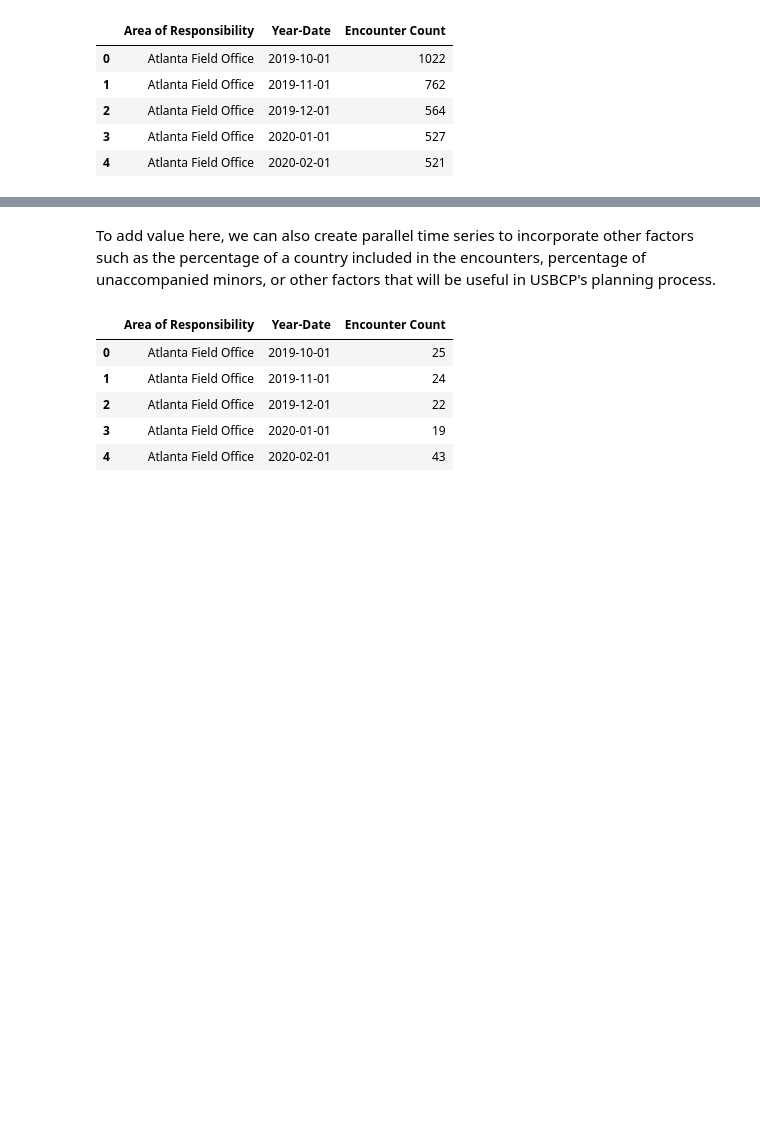
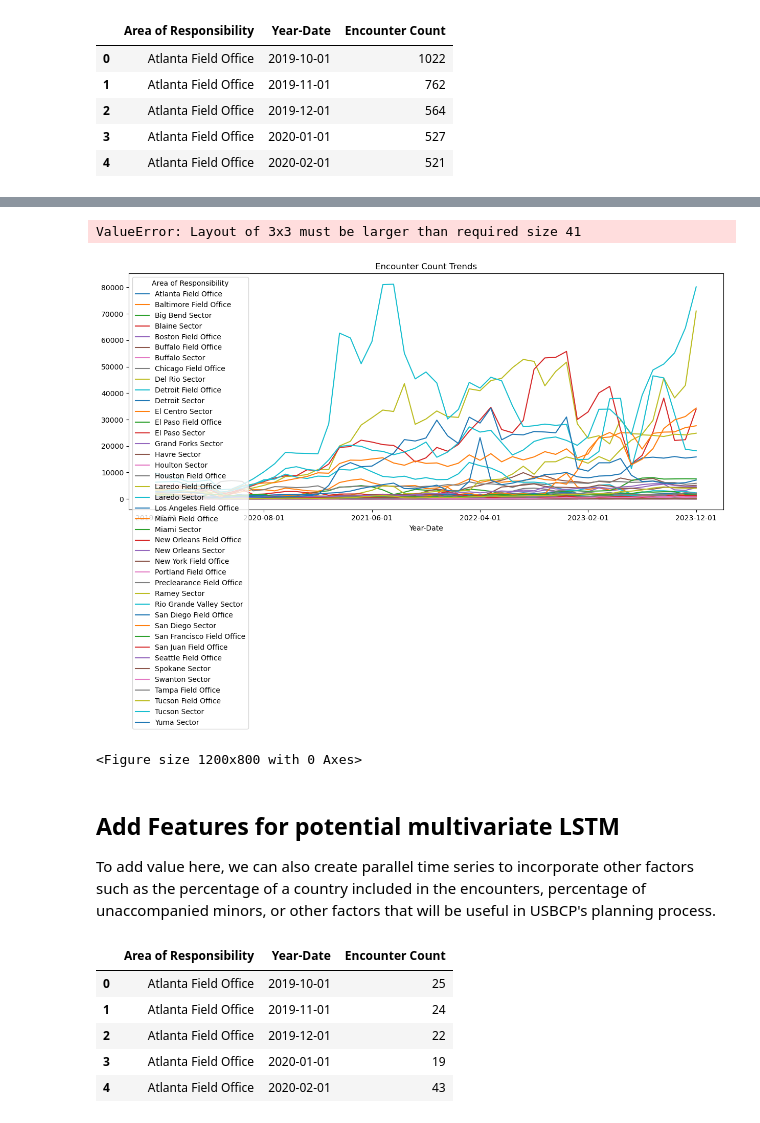
Before and after one commit to alanklin/AA-Capstone, a Jupyter notebook: Code/Notebooks/week4_dataprocessing.ipynb, the cells around one changed output, grey strips where cells are left out. Drawn from its saved outputs; the diff is of its cells as text; code cells hidden in the pictures; blank space fills up the shorter version.

```diff
--- a/Code/Notebooks/week4_dataprocessing.ipynb
+++ b/Code/Notebooks/week4_dataprocessing.ipynb
@@ -43,3 +40,6 @@ sector_train_aggregated.head()
 | 2 | Atlanta Field Office | 2019-12-01 | 564 |
 | 3 | Atlanta Field Office | 2020-01-01 | 527 |
 | 4 | Atlanta Field Office | 2020-02-01 | 521 |
+# %%
+sector_pivot = sector_train_aggregated.pivot(index="Area of Responsibility", columns="Year-Date", values="Encounter Count")
+sector_pivot.head()
@@ -46,4 +58,36 @@ sector_train_aggregated.head()
+# %%
+from scipy.stats import skew, kurtosis
+
+
+# Set 'Area of Responsibility' as index if not already
+#sector_pivot.set_index("Area of Responsibility", inplace=True)
+
+# Transpose for visualization (dates on x-axis, field offices as separate plots)
+sector_pivot.T.plot(kind='line', figsize=(15, 6), title="Encounter Count Trends")
+
+# Plot histograms for each field office
+sector_pivot.T.hist(figsize=(12, 8), bins=20, layout=(3, 3), sharex=True, sharey=True)
+plt.suptitle("Distribution of Encounter Counts Across Field Offices")
+plt.show()
+
+# Compute and print summary statistics
+summary_stats = sector_pivot.describe().T
+summary_stats["Skewness"] = sector_pivot.skew(axis=1)
+summary_stats["Kurtosis"] = sector_pivot.kurtosis(axis=1)
+print(summary_stats)
+
+# Boxplot for Outliers
+plt.figure(figsize=(12, 6))
+sns.boxplot(data=sector_pivot.T)
+plt.xticks(rotation=90)
+plt.title("Boxplot of Encounter Counts Across Field Offices")
+plt.show()
+# %% [output]
+ValueError: Layout of 3x3 must be larger than required size 41
+[figure, added]
+<Figure size 1200x800 with 0 Axes>
 # %% [markdown]
+## Add Features for potential multivariate LSTM
 To add value here, we can also create parallel time series to incorporate other factors such as the percentage of a country included in the encounters, percentage of unaccompanied minors, or other factors that will be useful in USBCP's planning process.
 # %%
 # Aggregating total encounters from Mexico per group
```
Also changed, not shown: parts of 3 cells of this notebook, 3 other files.
